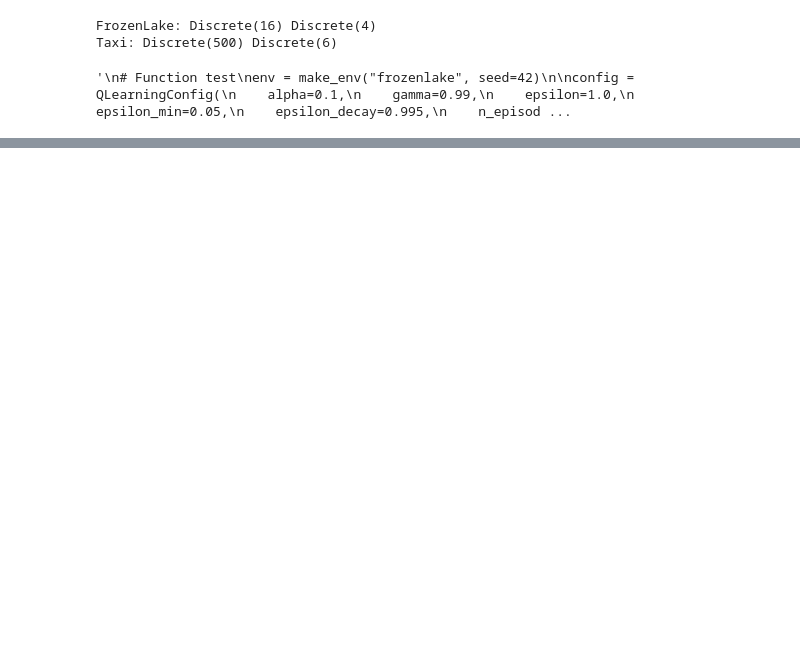
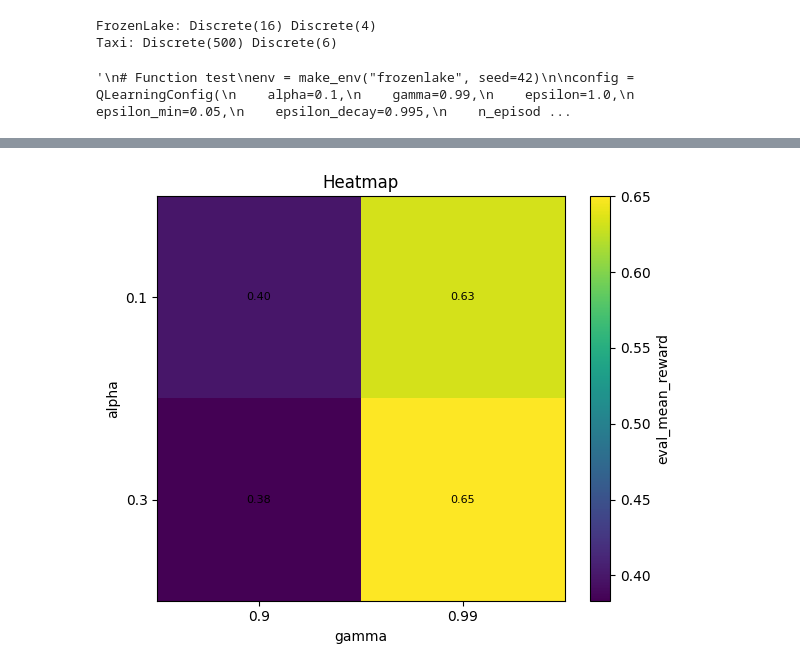
Before and after one commit to SteelspeedYYC/CAS781_finalproject, a Jupyter notebook: experiment.ipynb, the cells around one changed output, grey strips where cells are left out. Saved outputs shown, nothing was run; the diff lists cells and outputs as text; code cells hidden in the pictures; blank space fills up the shorter version.

```diff
--- a/experiment.ipynb
+++ b/experiment.ipynb
@@ -83,0 +235,9 @@ save_trajectory_csv(
+# %%
+plot_heatmap_annotated(
+    small_grid_df,
+    x_param="gamma",
+    y_param="alpha",
+    value="eval_mean_reward"
+)
+# %% [output]
+[figure, added]
```
Also changed, not shown: parts of 16 cells of this notebook, 3 other files.
